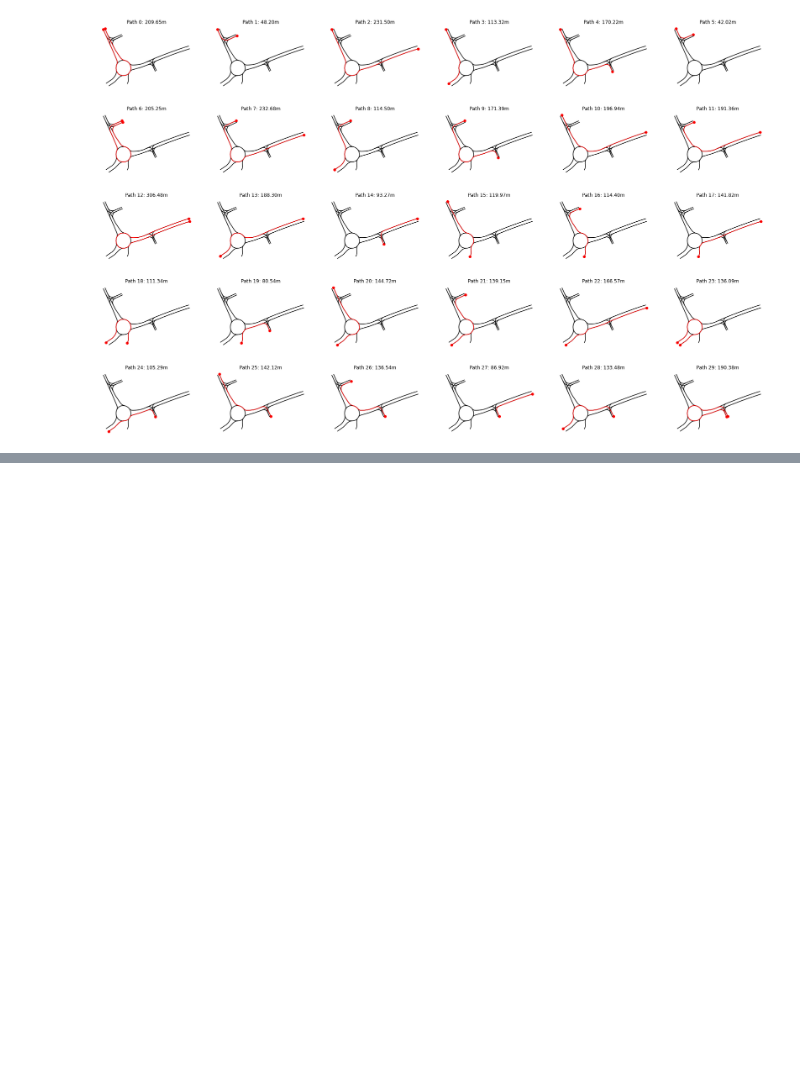
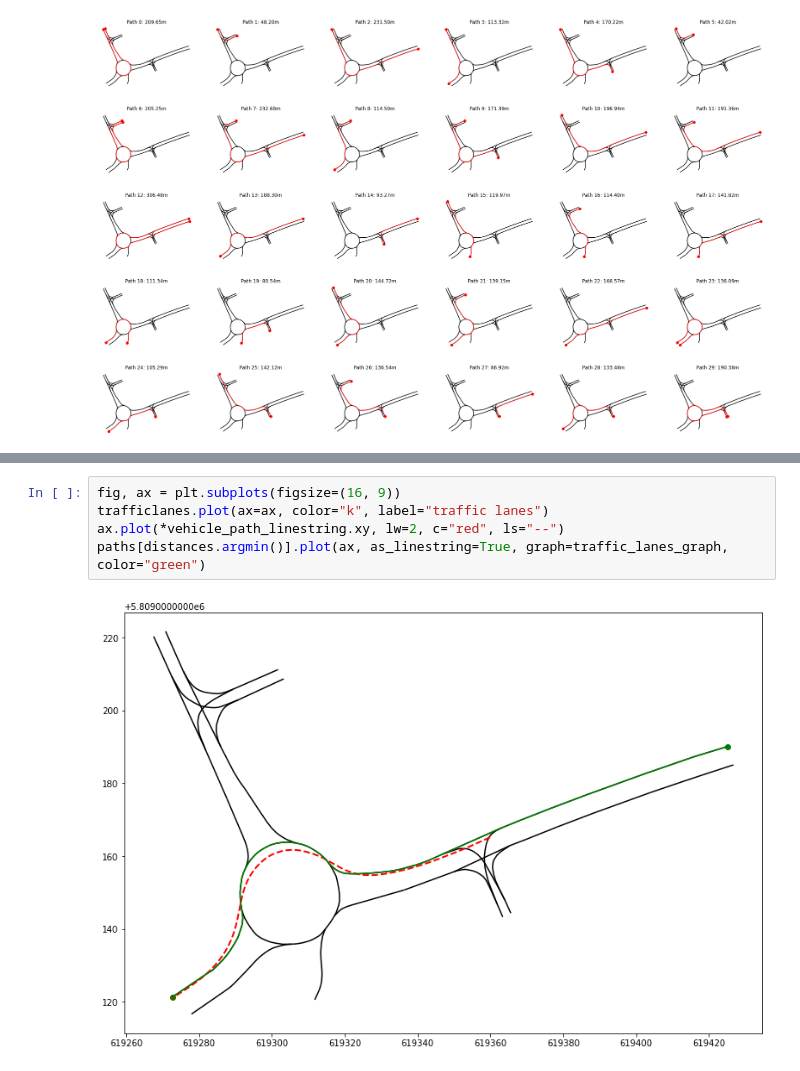
Before and after one commit to kopytjuk/opendd-analysis, a Jupyter notebook: notebooks/Distance Analysis.ipynb, the cells around one changed output, grey strips where cells are left out. Drawn from its saved outputs; the diff is of its cells as text; blank space fills up the shorter version.

```diff
--- a/notebooks/Distance Analysis.ipynb
+++ b/notebooks/Distance Analysis.ipynb
@@ -142,0 +251,7 @@ for i, dp in enumerate(paths):
+# %%
+fig, ax = plt.subplots(figsize=(16, 9))
+trafficlanes.plot(ax=ax, color="k", label="traffic lanes")
+ax.plot(*vehicle_path_linestring.xy, lw=2, c="red", ls="--")
+paths[distances.argmin()].plot(ax, as_linestring=True, graph=traffic_lanes_graph, color="green")
+# %% [output]
+[figure, added]
```
Also changed, not shown: parts of 21 cells of this notebook, 2 other files.
